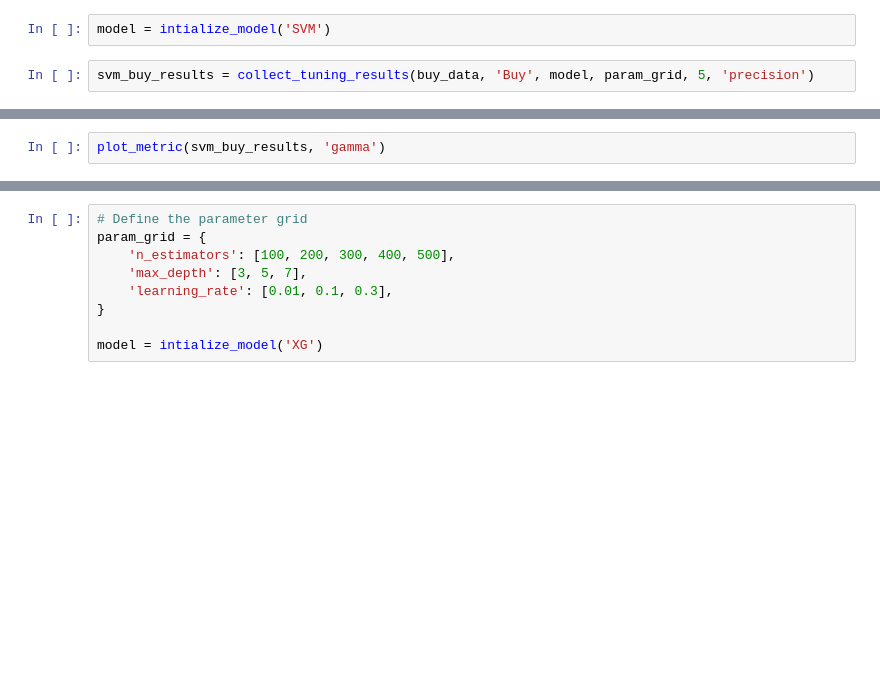
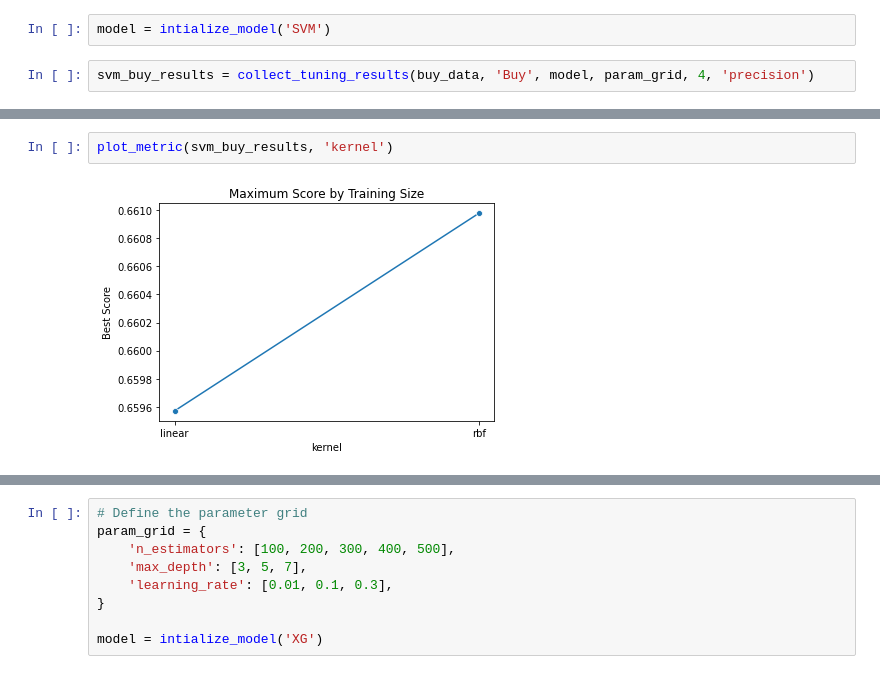
Before and after one commit to cofsthun3/Supervised-Learning, a Jupyter notebook: hw1.ipynb, the cells around one changed output, grey strips where cells are left out. Saved outputs shown, nothing was run; the diff lists cells and outputs as text; blank space fills up the shorter version.

```diff
--- a/hw1.ipynb
+++ b/hw1.ipynb
@@ -321,4 +345,4 @@ param_grid = {
 # %%
 model = intialize_model('SVM')
 # %%
-svm_buy_results = collect_tuning_results(buy_data, 'Buy', model, param_grid, 5, 'precision')
+svm_buy_results = collect_tuning_results(buy_data, 'Buy', model, param_grid, 4, 'precision')
@@ -325,3 +368,5 @@ svm_buy_results = collect_tuning_results(buy_data, 'Buy', model, param_grid, 5,
 # %%
-plot_metric(svm_buy_results, 'gamma')
+plot_metric(svm_buy_results, 'kernel')
+# %% [output]
+[figure, added]
 # %%
```
Also changed, not shown: parts of 16 cells of this notebook.
